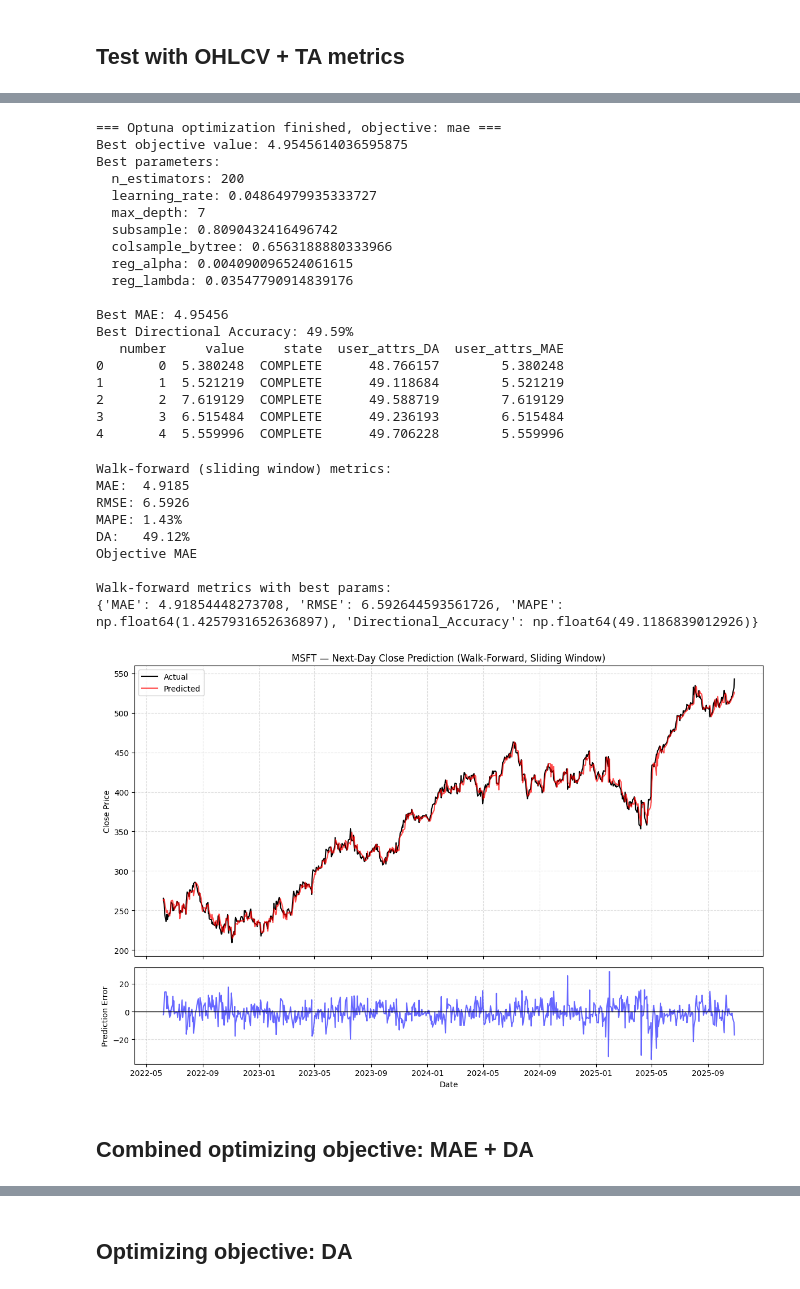
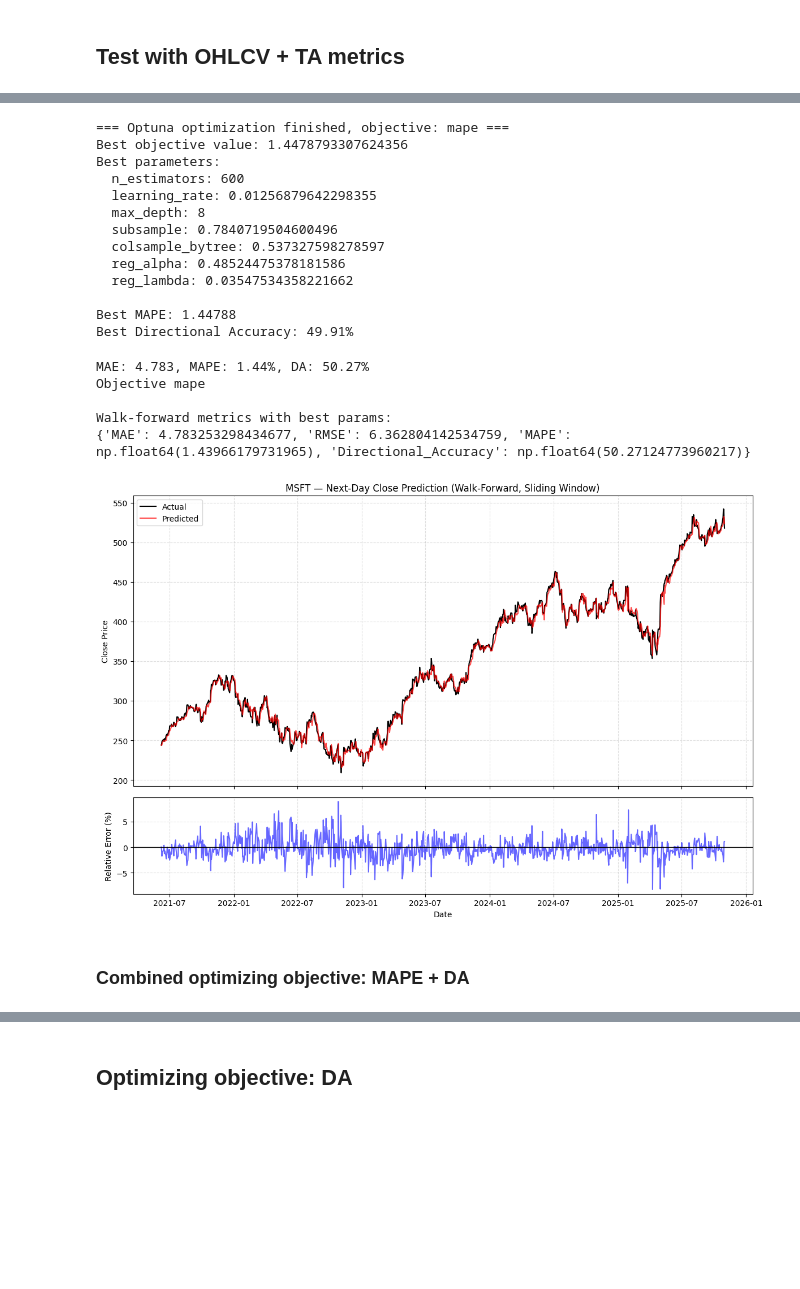
Before and after one commit to ruokokoski/predistocks, a Jupyter notebook: stock_predictor.ipynb, the cells around one changed output, grey strips where cells are left out. Saved outputs shown, nothing was run; the diff lists cells and outputs as text; code cells hidden in the pictures; blank space fills up the shorter version.

```diff
--- a/stock_predictor.ipynb
+++ b/stock_predictor.ipynb
@@ -225,10 +224,11 @@ def plot_walk_forward_results(results: pd.DataFrame, ticker: str = "MSFT"):
     ax[0].legend(loc="upper left")
     ax[0].grid(True, linestyle="--", alpha=0.4)
 
-    errors = results["predicted"] - results["actual"]
+    #errors = results["predicted"] - results["actual"]
+    errors = (results["predicted"] - results["actual"]) / results["actual"] * 100
     ax[1].plot(results.index, errors, color="blue", alpha=0.6)
     ax[1].axhline(0, color="black", linewidth=1)
-    ax[1].set_ylabel("Prediction Error")
+    ax[1].set_ylabel("Relative Error (%)")
     ax[1].set_xlabel("Date")
     ax[1].grid(True, linestyle="--", alpha=0.4)
 
@@ -280,7 +280,7 @@ def plot_sample(X: np.ndarray, y: np.ndarray, target_dates: np.ndarray, feature_
 ## Test with OHLCV data
 # %%
 ticker = "MSFT"
-data = load_stock_data(ticker, start="2022-01-01")
+data = load_stock_data(ticker, start="2021-01-01")
 
 lag_values = [2, 3, 4, 5, 10]
 train_window_values = [60, 80, 100, 120, 140, 160]
@@ -363,17 +363,21 @@ def optuna_xgb(data, lag, train_window, n_trials=50, use_ta=True, metric="mae",
             return float("inf")
 
         mae = metrics["MAE"]
+        mape = metrics["MAPE"]
         da = metrics["Directional_Accuracy"]
         trial.set_user_attr("MAE", mae)
+        trial.set_user_attr("MAPE", mape)
         trial.set_user_attr("DA", da)
 
         if metric.lower() == "mae":
             return mae
+        elif metric.lower() == "mape":
+            return mape
         elif metric.lower() == "da":
             return -da
         elif metric.lower() == "composite":
             alpha_val = 0.5 if alpha is None else alpha
-            return mae - alpha_val * (da / 100)
+            return mape - alpha_val * (da / 100)
 
         else:
             raise ValueError("metric must be 'mae', 'da', or 'composite'")
@@ -388,9 +392,9 @@ def optuna_xgb(data, lag, train_window, n_trials=50, use_ta=True, metric="mae",
 lag = 2
 train_window = 80
 use_ta = True
-objective = 'mae'
+objective = 'mape'
 
-study_mae = optuna_xgb(
+study_mape = optuna_xgb(
     data,
     lag=lag,
     train_window=train_window,
@@ -440,68 +420,55 @@ DA:   49.71%
 ... (88 outputs left out)
 # %%
-#optuna.visualization.plot_optimization_history(study).show()
-#optuna.visualization.plot_param_importances(study).show()
-
 print(f"\n=== Optuna optimization finished, objective: {objective} ===")
-print("Best objective value:", study_mae.best_value)
+print("Best objective value:", study_mape.best_value)
 print("Best parameters:")
-for k, v in study_mae.best_params.items():
+for k, v in study_mape.best_params.items():
     print(f"  {k}: {v}")
 
-best_trial = study_mae.best_trial
-print(f"\nBest MAE: {best_trial.user_attrs['MAE']:.5f}")
+best_trial = study_mape.best_trial
+print(f"\nBest MAPE: {best_trial.user_attrs['MAPE']:.5f}")
 print(f"Best Directional Accuracy: {best_trial.user_attrs['DA']:.2f}%")
 
-trials_df = study_mae.trials_dataframe(attrs=("number", "value", "state", "user_attrs"))
-print(trials_df.head())
+#trials_df = study_mape.trials_dataframe(attrs=("number", "value", "state", "user_attrs"))
+#print(trials_df.head())
 # %% [output]
-=== Optuna optimization finished, objective: mae ===
-Best objective value: 4.9545614036595875
+=== Optuna optimization finished, objective: mape ===
+Best objective value: 1.4478793307624356
 Best parameters:
-  n_estimators: 200
-  learning_rate: 0.04864979935333727
-  max_depth: 7
-  subsample: 0.8090432416496742
-  colsample_bytree: 0.6563188880333966
-  reg_alpha: 0.004090096524061615
-  reg_lambda: 0.03547790914839176
+  n_estimators: 600
+  learning_rate: 0.01256879642298355
+  max_depth: 8
+  subsample: 0.7840719504600496
+  colsample_bytree: 0.537327598278597
+  reg_alpha: 0.48524475378181586
+  reg_lambda: 0.03547534358221662
 
-Best MAE: 4.95456
-Best Directional Accuracy: 49.59%
-   number     value     state  user_attrs_DA  user_attrs_MAE
-0       0  5.380248  COMPLETE      48.766157        5.380248
-1       1  5.521219  COMPLETE      49.118684        5.521219
-2       2  7.619129  COMPLETE      49.588719        7.619129
-3       3  6.515484  COMPLETE      49.236193        6.515484
-4       4  5.559996  COMPLETE      49.706228        5.559996
+Best MAPE: 1.44788
+Best Directional Accuracy: 49.91%
 # %%
 X, y, target_dates, feature_dates = create_features(data, lag, use_ta=True)
 
 results, metrics = walk_forward_sliding_window(
     X, y, target_dates,
     train_window=train_window,
     step=1, # predict daily
-    params=study_mae.best_params,
+    params=study_mape.best_params,
 )
 
-print("Objective MAE")
+print(f"Objective {objective}")
 print("\nWalk-forward metrics with best params:")
 print(metrics)
 
 plot_walk_forward_results(results, ticker)
 # %% [output]
-Walk-forward (sliding window) metrics:
-MAE:  4.9185
-RMSE: 6.5926
-MAPE: 1.43%
-DA:   49.12%
-Objective MAE
+MAE: 4.783, MAPE: 1.44%, DA: 50.27%
+Objective mape
 
 Walk-forward metrics with best params:
-{'MAE': 4.91854448273708, 'RMSE': 6.592644593561726, 'MAPE': np.float64(1.4257931652636897), 'Directional_Accuracy': np.float64(49.1186839012926)}
+{'MAE': 4.783253298434677, 'RMSE': 6.362804142534759, 'MAPE': np.float64(1.43966179731965), 'Directional_Accuracy': np.float64(50.27124773960217)}
-[figure, old version]
+[figure, new version]
 # %% [markdown]
-## Combined optimizing objective: MAE + DA
+### Combined optimizing objective: MAPE + DA
 # %%
 alpha = 0.3
 objective = 'composite'
```
Also changed, not shown: parts of 32 cells of this notebook.
